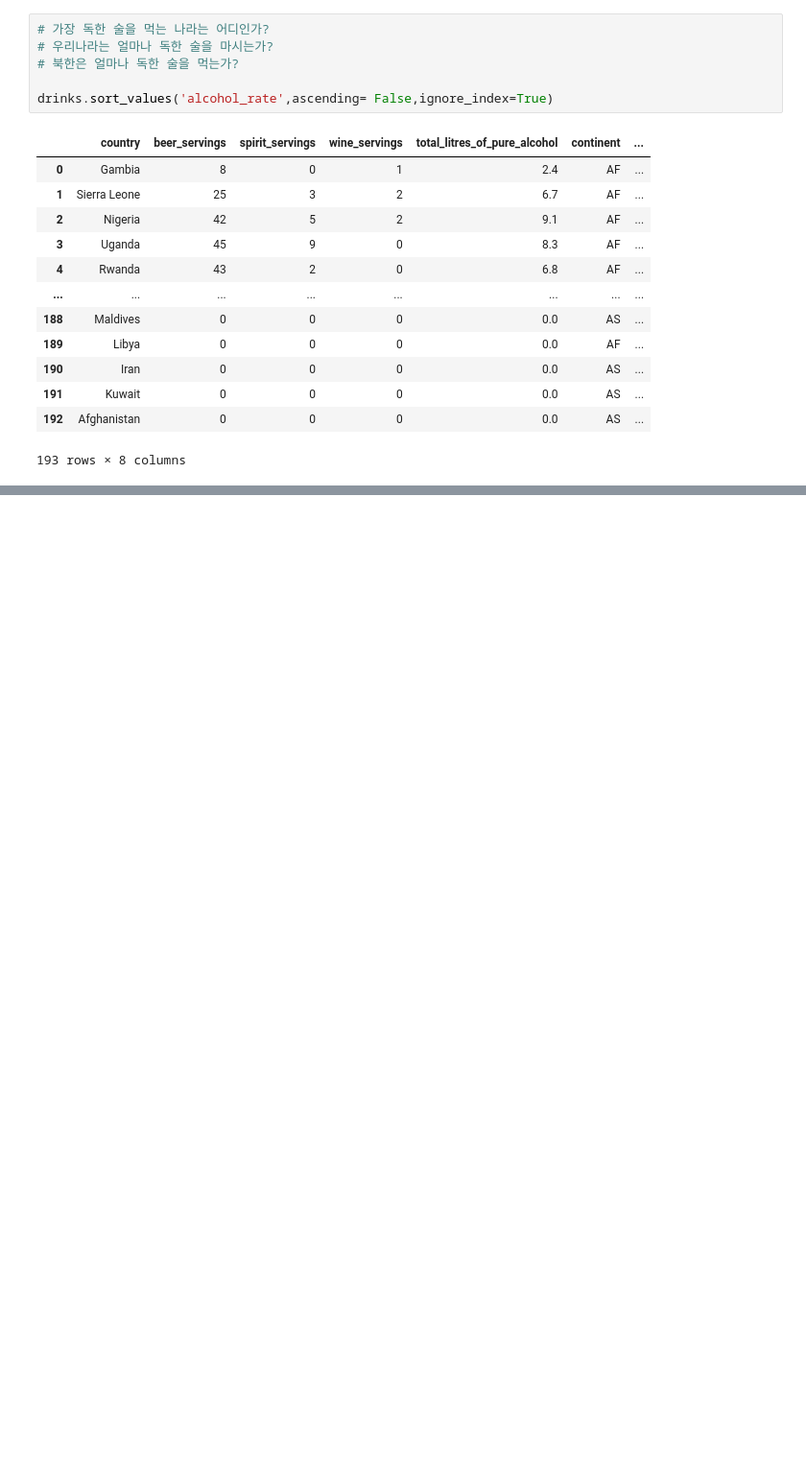
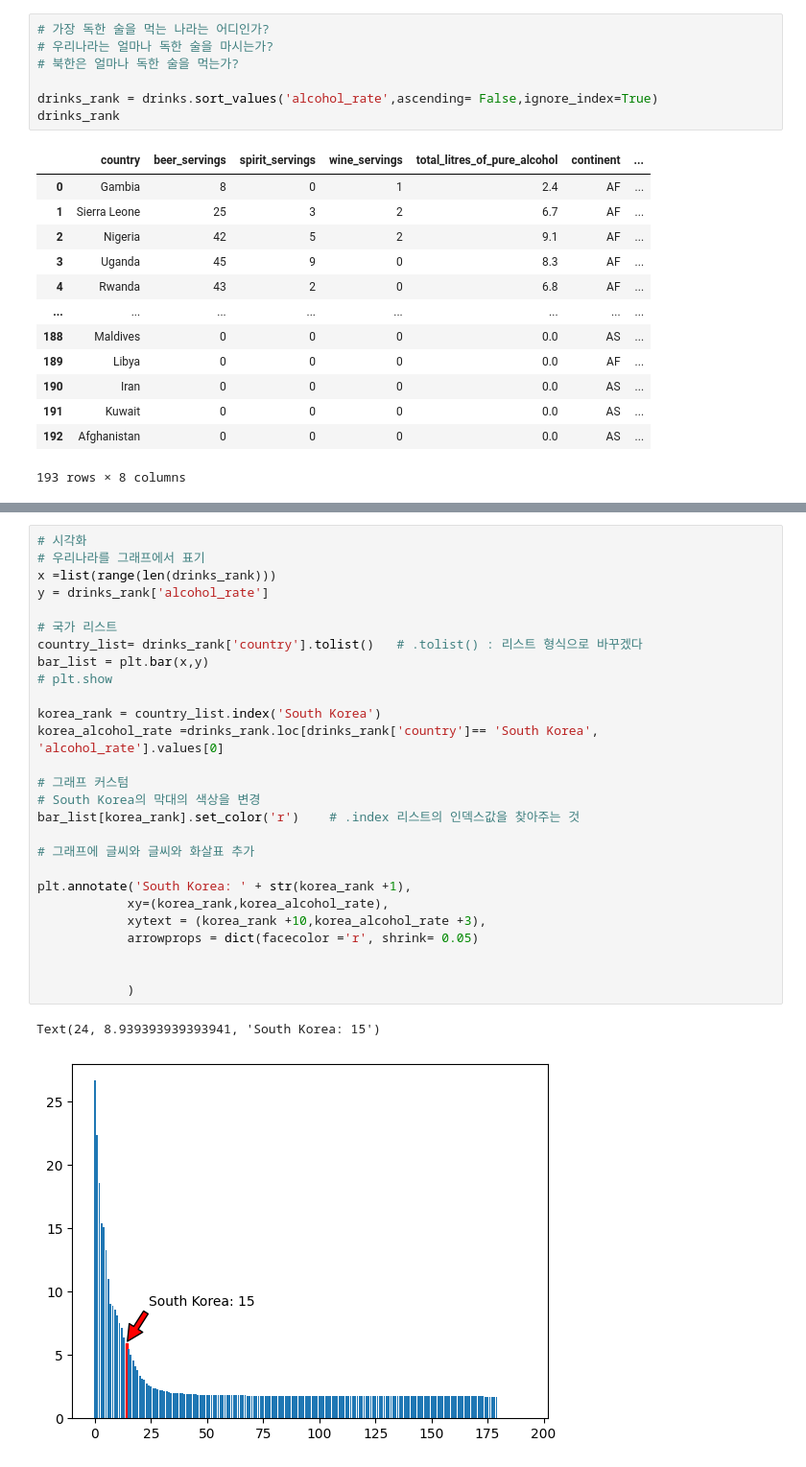
Before and after one commit to youngsang114/python-work, a Jupyter notebook: 230407/06_drinks.ipynb, the cells around one changed output, grey strips where cells are left out. Shown: that part at 96% size. Drawn from its saved outputs; the diff is of its cells as text; blank space fills up the shorter version.

```diff
--- a/230407/06_drinks.ipynb
+++ b/230407/06_drinks.ipynb
@@ -125,7 +142,8 @@ drinks["alcohol_rate"]=(drinks["total_litres_of_pure_alcohol"]/ drinks["total_se
 # 우리나라는 얼마나 독한 술을 마시는가?
 # 북한은 얼마나 독한 술을 먹는가?
 
-drinks.sort_values('alcohol_rate',ascending= False,ignore_index=True)
+drinks_rank = drinks.sort_values('alcohol_rate',ascending= False,ignore_index=True)
+drinks_rank
 # %% [output]
 |  | country | beer_servings | spirit_servings | wine_servings | total_litres_of_pure_alcohol | continent | ... |
 | 0 | Gambia | 8 | 0 | 1 | 2.4 | AF | ... |
@@ -142,0 +171,30 @@ drinks.sort_values('alcohol_rate',ascending= False,ignore_index=True)
+# %%
+# 시각화
+# 우리나라를 그래프에서 표기
+x =list(range(len(drinks_rank)))
+y = drinks_rank['alcohol_rate']
+
+# 국가 리스트
+country_list= drinks_rank['country'].tolist()   # .tolist() : 리스트 형식으로 바꾸겠다
+bar_list = plt.bar(x,y)
+# plt.show
+
+korea_rank = country_list.index('South Korea')
+korea_alcohol_rate =drinks_rank.loc[drinks_rank['country']== 'South Korea', 'alcohol_rate'].values[0]
+
+# 그래프 커스텀
+# South Korea의 막대의 색상을 변경
+bar_list[korea_rank].set_color('r')    # .index 리스트의 인덱스값을 찾아주는 것
+
+# 그래프에 글씨와 글씨와 화살표 추가
+
+plt.annotate('South Korea: ' + str(korea_rank +1),
+            xy=(korea_rank,korea_alcohol_rate),
+            xytext = (korea_rank +10,korea_alcohol_rate +3),
+            arrowprops = dict(facecolor ='r', shrink= 0.05)
+
+
+            )
+# %% [output]
+Text(24, 8.939393939393941, 'South Korea: 15')
+[figure, added]
```
Also changed, not shown: parts of 3 cells of this notebook, 8 other files.
